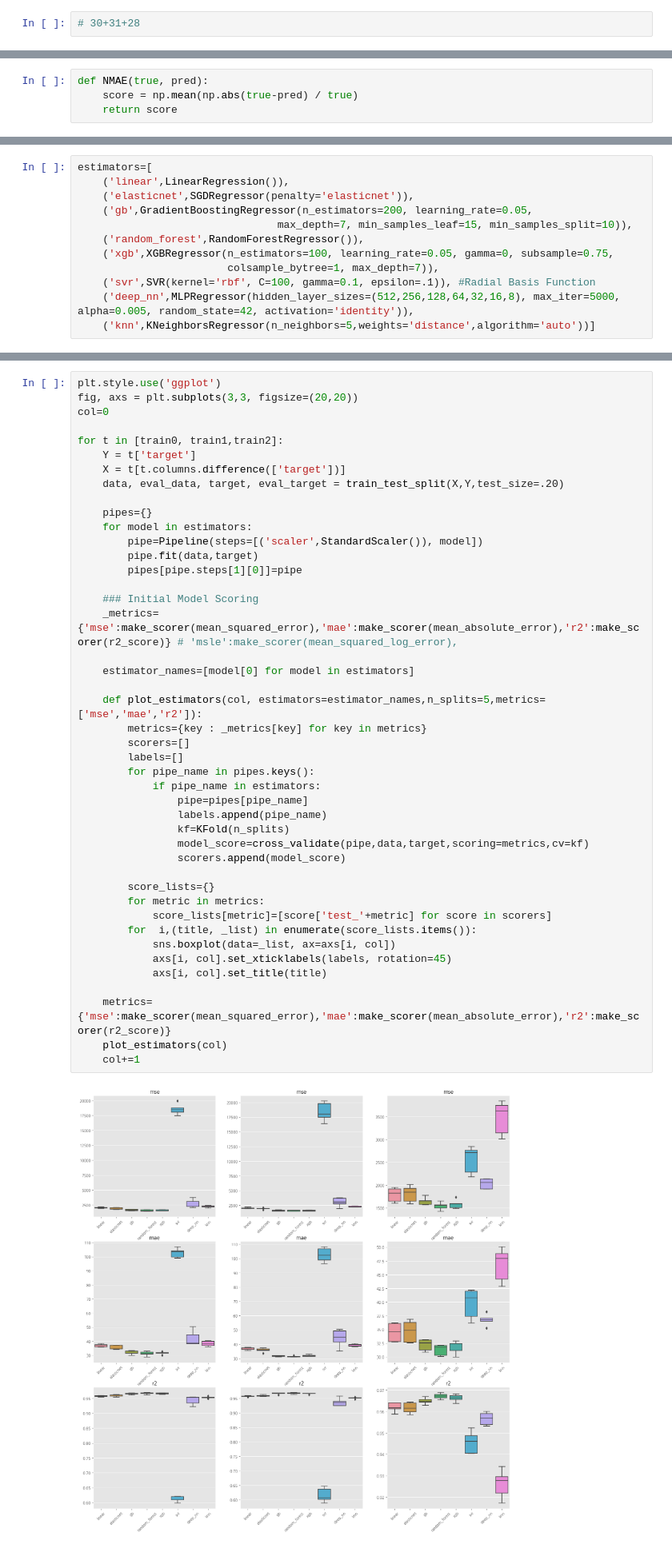
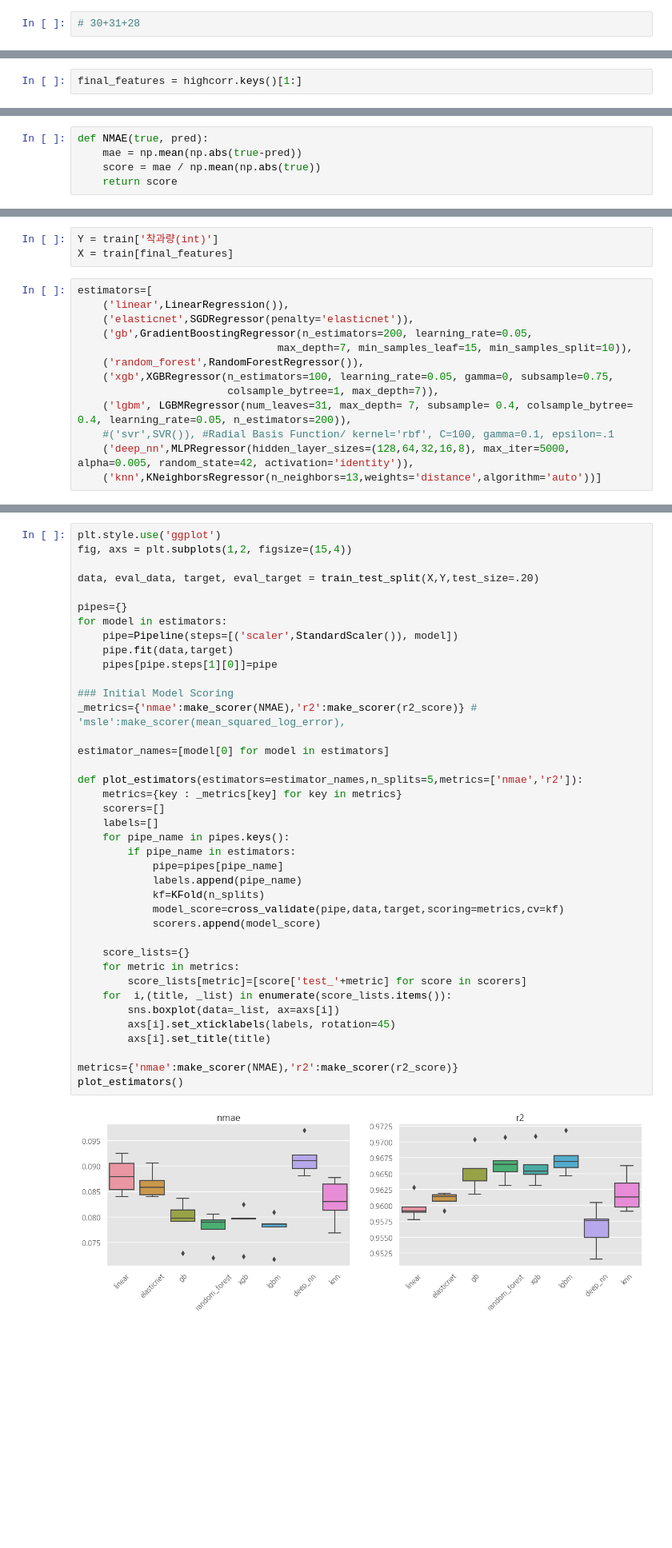
Before and after one commit to jiyoonmik/DACON_practice, a Jupyter notebook: citrus/citrus_code.ipynb, the cells around one changed output, grey strips where cells are left out. Shown at 80% size. Drawn from its saved outputs; the diff is of its cells as text; blank space fills up the shorter version.

```diff
--- a/citrus/citrus_code.ipynb
+++ b/citrus/citrus_code.ipynb
@@ -292,3 +308,5 @@ sns.heatmap(corrMatt,annot=True, square=True, cmap =sns.diverging_palette(20, 22
+# %%
+final_features = highcorr.keys()[1:]
 # %% [markdown]
 # Modeling
 # %%
@@ -307,5 +325,6 @@ from sklearn.model_selection import KFold,cross_validate
 from sklearn.metrics import make_scorer, mean_squared_error, mean_absolute_error, mean_squared_log_error, r2_score
 # %%
 def NMAE(true, pred):
-    score = np.mean(np.abs(true-pred) / true)
+    mae = np.mean(np.abs(true-pred))
+    score = mae / np.mean(np.abs(true))
     return score
@@ -318,3 +331,6 @@ def print_predictions(target,predictions):
+# %%
+Y = train['착과량(int)']
+X = train[final_features]
 # %%
 estimators=[
     ('linear',LinearRegression()),
@@ -324,6 +340,7 @@ estimators=[
     ('random_forest',RandomForestRegressor()),
     ('xgb',XGBRegressor(n_estimators=100, learning_rate=0.05, gamma=0, subsample=0.75,
                         colsample_bytree=1, max_depth=7)),
-    ('svr',SVR(kernel='rbf', C=100, gamma=0.1, epsilon=.1)), #Radial Basis Function
-    ('deep_nn',MLPRegressor(hidden_layer_sizes=(512,256,128,64,32,16,8), max_iter=5000, alpha=0.005, random_state=42, activation='identity')),
-    ('knn',KNeighborsRegressor(n_neighbors=5,weights='distance',algorithm='auto'))]
+    ('lgbm', LGBMRegressor(num_leaves=31, max_depth= 7, subsample= 0.4, colsample_bytree= 0.4, learning_rate=0.05, n_estimators=200)),
+    #('svr',SVR()), #Radial Basis Function/ kernel='rbf', C=100, gamma=0.1, epsilon=.1
+    ('deep_nn',MLPRegressor(hidden_layer_sizes=(128,64,32,16,8), max_iter=5000, alpha=0.005, random_state=42, activation='identity')),
+    ('knn',KNeighborsRegressor(n_neighbors=13,weights='distance',algorithm='auto'))]
@@ -333,47 +348,42 @@ estimators=[
 ### train0: original data / train1: original data + 파생변수 / train2: 파생변수
 # %%
 plt.style.use('ggplot')
-fig, axs = plt.subplots(3,3, figsize=(20,20))
-col=0
+fig, axs = plt.subplots(1,2, figsize=(15,4))
 
-for t in [train0, train1,train2]:
-    Y = t['target']
-    X = t[t.columns.difference(['target'])]
-    data, eval_data, target, eval_target = train_test_split(X,Y,test_size=.20)
+data, eval_data, target, eval_target = train_test_split(X,Y,test_size=.20)
 
-    pipes={}
-    for model in estimators:
-        pipe=Pipeline(steps=[('scaler',StandardScaler()), model])
-        pipe.fit(data,target)
-        pipes[pipe.steps[1][0]]=pipe
+pipes={}
+for model in estimators:
+    pipe=Pipeline(steps=[('scaler',StandardScaler()), model])
+    pipe.fit(data,target)
+    pipes[pipe.steps[1][0]]=pipe
 
-    ### Initial Model Scoring
-    _metrics={'mse':make_scorer(mean_squared_error),'mae':make_scorer(mean_absolute_error),'r2':make_scorer(r2_score)} # 'msle':make_scorer(mean_squared_log_error),
+### Initial Model Scoring
+_metrics={'nmae':make_scorer(NMAE),'r2':make_scorer(r2_score)} # 'msle':make_scorer(mean_squared_log_error),
 
-    estimator_names=[model[0] for model in estimators]
+estimator_names=[model[0] for model in estimators]
 
-    def plot_estimators(col, estimators=estimator_names,n_splits=5,metrics=['mse','mae','r2']):
-        metrics={key : _metrics[key] for key in metrics}
-        scorers=[]
-        labels=[]
-        for pipe_name in pipes.keys():
-            if pipe_name in estimators:
-                pipe=pipes[pipe_name]
-                labels.append(pipe_name)
-                kf=KFold(n_splits)
-                model_score=cross_validate(pipe,data,target,scoring=metrics,cv=kf)
-                scorers.append(model_score)
+def plot_estimators(estimators=estimator_names,n_splits=5,metrics=['nmae','r2']):
+    metrics={key : _metrics[key] for key in metrics}
+    scorers=[]
+    labels=[]
+    for pipe_name in pipes.keys():
+        if pipe_name in estimators:
+            pipe=pipes[pipe_name]
+            labels.append(pipe_name)
+            kf=KFold(n_splits)
+            model_score=cross_validate(pipe,data,target,scoring=metrics,cv=kf)
+            scorers.append(model_score)
 
-        score_lists={}
-        for metric in metrics:
-            score_lists[metric]=[score['test_'+metric] for score in scorers]
-        for  i,(title, _list) in enumerate(score_lists.items()):
-            sns.boxplot(data=_list, ax=axs[i, col])
-            axs[i, col].set_xticklabels(labels, rotation=45)
-            axs[i, col].set_title(title)
+    score_lists={}
+    for metric in metrics:
+        score_lists[metric]=[score['test_'+metric] for score in scorers]
+    for  i,(title, _list) in enumerate(score_lists.items()):
+        sns.boxplot(data=_list, ax=axs[i])
+        axs[i].set_xticklabels(labels, rotation=45)
+        axs[i].set_title(title)
 
-    metrics={'mse':make_scorer(mean_squared_error),'mae':make_scorer(mean_absolute_error),'r2':make_scorer(r2_score)}
-    plot_estimators(col)
-    col+=1
+metrics={'nmae':make_scorer(NMAE),'r2':make_scorer(r2_score)}
+plot_estimators()
 # %% [output]
-[figure, old version]
+[figure, new version]
```
Also changed, not shown: parts of 75 cells of this notebook.
